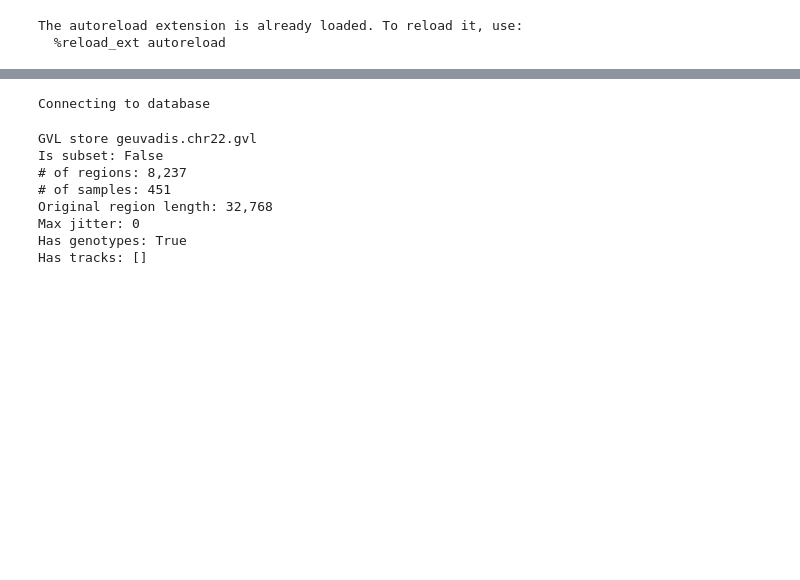
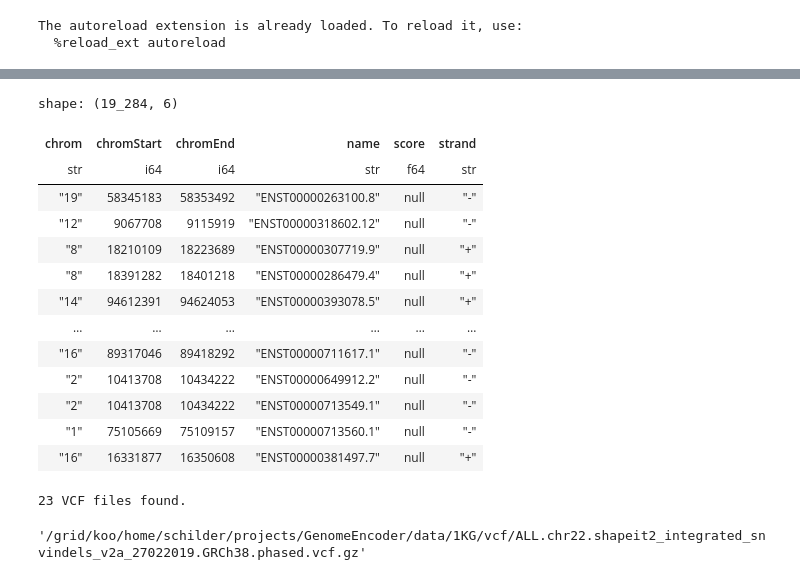
Before and after one commit to bschilder/VEP_protein, a Jupyter notebook: code/GVL.ipynb, the cells around one changed output, grey strips where cells are left out. Drawn from its saved outputs; the diff is of its cells as text; code cells hidden in the pictures; blank space fills up the shorter version.

```diff
--- a/code/GVL.ipynb
+++ b/code/GVL.ipynb
@@ -38,17 +37,29 @@ transcripts = PYE.filter_transcripts(transcripts, ids=mane.TranscriptId.tolist()
+# %%
+bed_path = "mane_transcripts.bed"
+mane["score"] = pd.NA
+mane.loc[:,['chrom','chr_start','chr_end',"Ensembl_nuc","score","chr_strand"]].to_csv(bed_path, sep="\t", index=False, header=False)
 # %%
 bed = gvl.read_bedlike(bed_path)
+bed
+# %% [output]
+shape: (19_284, 6)
+| chrom | chromStart | chromEnd | name | score | strand |
+| str | i64 | i64 | str | f64 | str |
+| "19" | 58345183 | 58353492 | "ENST00000263100.8" | null | "-" |
+| "12" | 9067708 | 9115919 | "ENST00000318602.12" | null | "-" |
+| "8" | 18210109 | 18223689 | "ENST00000307719.9" | null | "+" |
+| "8" | 18391282 | 18401218 | "ENST00000286479.4" | null | "+" |
+| "14" | 94612391 | 94624053 | "ENST00000393078.5" | null | "+" |
+| … | … | … | … | … | … |
+| "16" | 89317046 | 89418292 | "ENST00000711617.1" | null | "-" |
+| "2" | 10413708 | 10434222 | "ENST00000649912.2" | null | "-" |
+| "2" | 10413708 | 10434222 | "ENST00000713549.1" | null | "-" |
+| "1" | 75105669 | 75109157 | "ENST00000713560.1" | null | "-" |
+| "16" | 16331877 | 16350608 | "ENST00000381497.7" | null | "+" |
-# %%
-ds = GVL.create_db()
-# %% [output]
-Connecting to database
-# %%
-ds
-# %% [output]
-GVL store geuvadis.chr22.gvl
-Is subset: False
-# of regions: 8,237
-# of samples: 451
-Original region length: 32,768
-Max jitter: 0
-Has genotypes: True
-Has tracks: []
+# %%
+vcf_dict = UTILS.list_vcf(dir='/grid/koo/home/schilder/projects/GenomeEncoder/data/1KG/vcf/*.vcf.gz',
+                          as_dict=True)
+vcf_dict["chr22"]
+# %% [output]
+23 VCF files found.
+'/grid/koo/home/schilder/projects/GenomeEncoder/data/1KG/vcf/ALL.chr22.shapeit2_integrated_snvindels_v2a_27022019.GRCh38.phased.vcf.gz'
```
Also changed, not shown: parts of 27 cells of this notebook, 8 other files.
